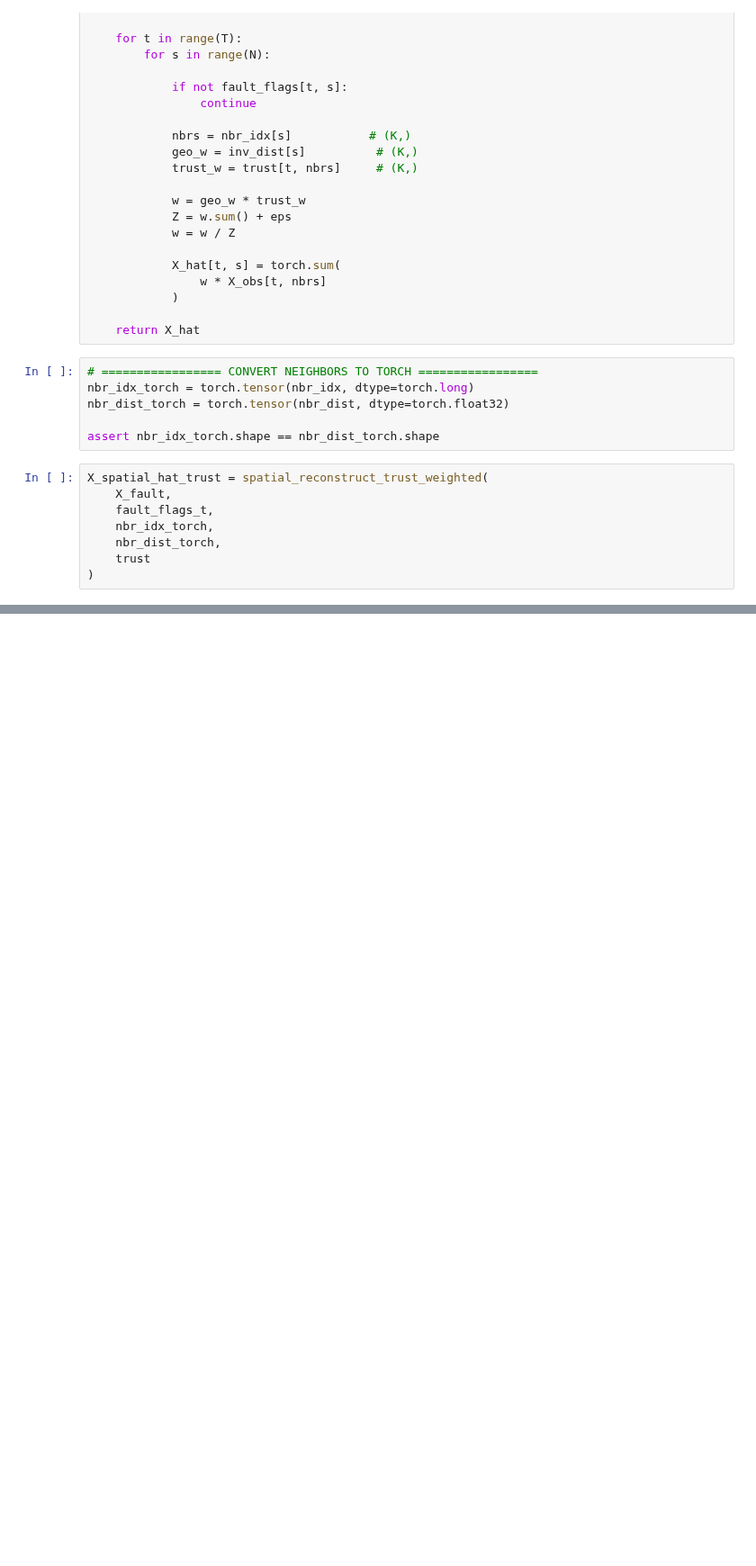
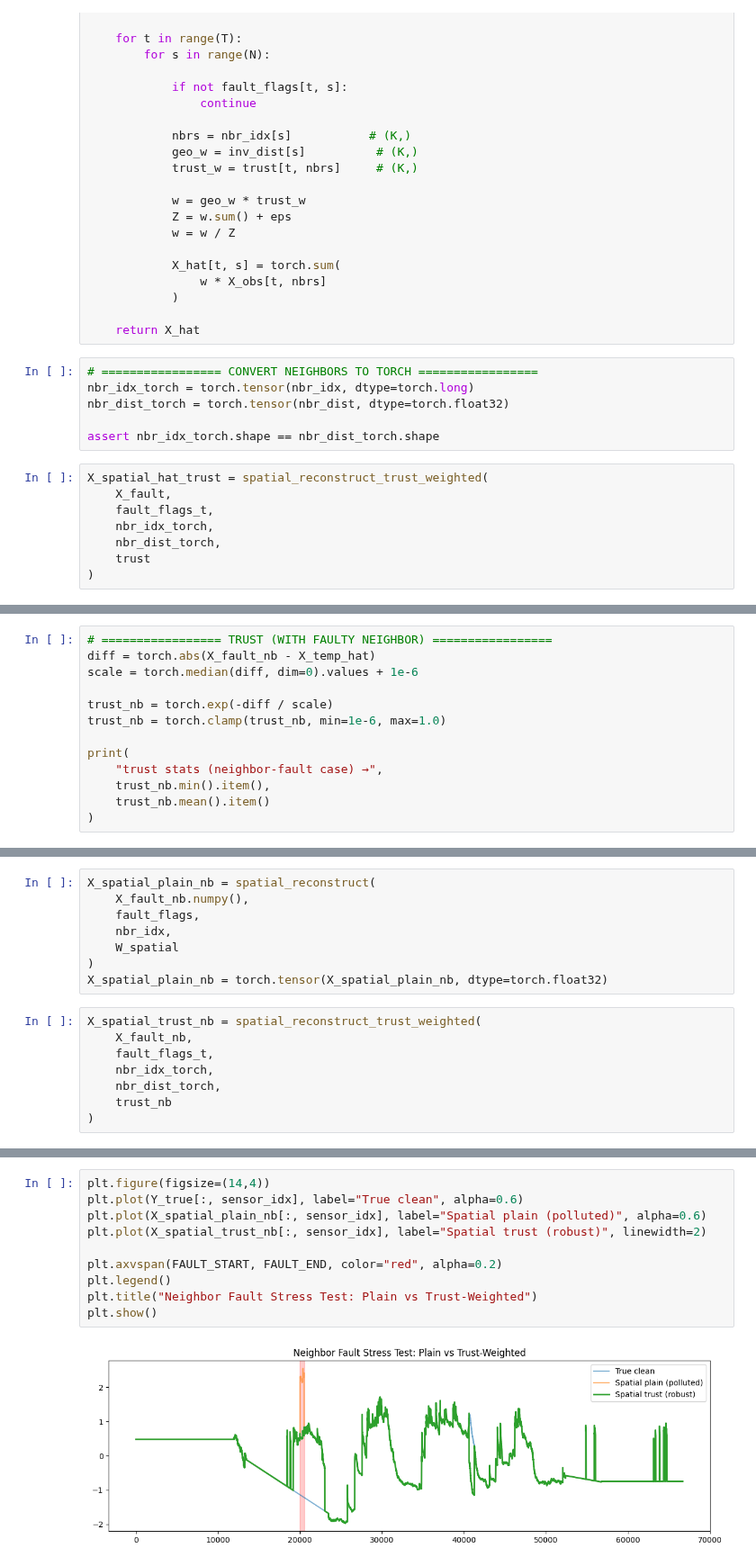
Before and after one commit to prateek-g-bit/Fault-Tolerance-System, a Jupyter notebook: fault-tolerant-system-v1.ipynb, the cells around one changed output, grey strips where cells are left out. Shown at 90% size. Drawn from its saved outputs; the diff is of its cells as text; blank space fills up the shorter version.

Commit message:
Kaggle Notebook | fault_tolerant_system_v1 | Version 5 Trust computation verified

```diff
--- a/fault-tolerant-system-v1.ipynb
+++ b/fault-tolerant-system-v1.ipynb
@@ -1022,0 +1059,13 @@ plt.show()
+# %%
+# ================= TRUST (WITH FAULTY NEIGHBOR) =================
+diff = torch.abs(X_fault_nb - X_temp_hat)
+scale = torch.median(diff, dim=0).values + 1e-6
+
+trust_nb = torch.exp(-diff / scale)
+trust_nb = torch.clamp(trust_nb, min=1e-6, max=1.0)
+
+print(
+    "trust stats (neighbor-fault case) →",
+    trust_nb.min().item(),
+    trust_nb.mean().item()
+)
@@ -1022,0 +1074,16 @@ plt.show()
+# %%
+X_spatial_plain_nb = spatial_reconstruct(
+    X_fault_nb.numpy(),
+    fault_flags,
+    nbr_idx,
+    W_spatial
+)
+X_spatial_plain_nb = torch.tensor(X_spatial_plain_nb, dtype=torch.float32)
+# %%
+X_spatial_trust_nb = spatial_reconstruct_trust_weighted(
+    X_fault_nb,
+    fault_flags_t,
+    nbr_idx_torch,
+    nbr_dist_torch,
+    trust_nb
+)
@@ -1022,0 +1110,12 @@ plt.show()
+# %%
+plt.figure(figsize=(14,4))
+plt.plot(Y_true[:, sensor_idx], label="True clean", alpha=0.6)
+plt.plot(X_spatial_plain_nb[:, sensor_idx], label="Spatial plain (polluted)", alpha=0.6)
+plt.plot(X_spatial_trust_nb[:, sensor_idx], label="Spatial trust (robust)", linewidth=2)
+
+plt.axvspan(FAULT_START, FAULT_END, color="red", alpha=0.2)
+plt.legend()
+plt.title("Neighbor Fault Stress Test: Plain vs Trust-Weighted")
+plt.show()
+# %% [output]
+[figure, added]
```
Also changed, not shown: parts of 12 cells of this notebook.
